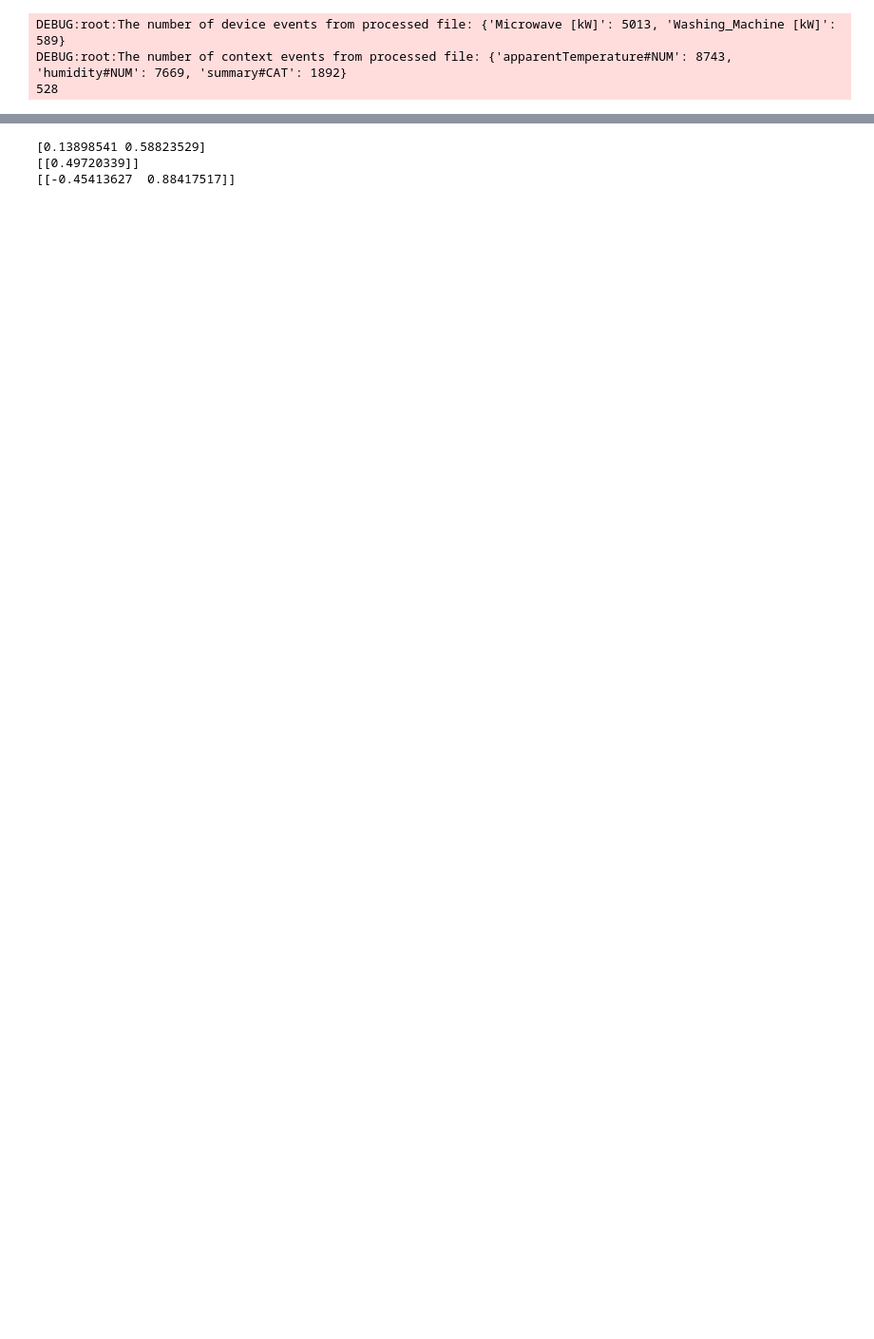
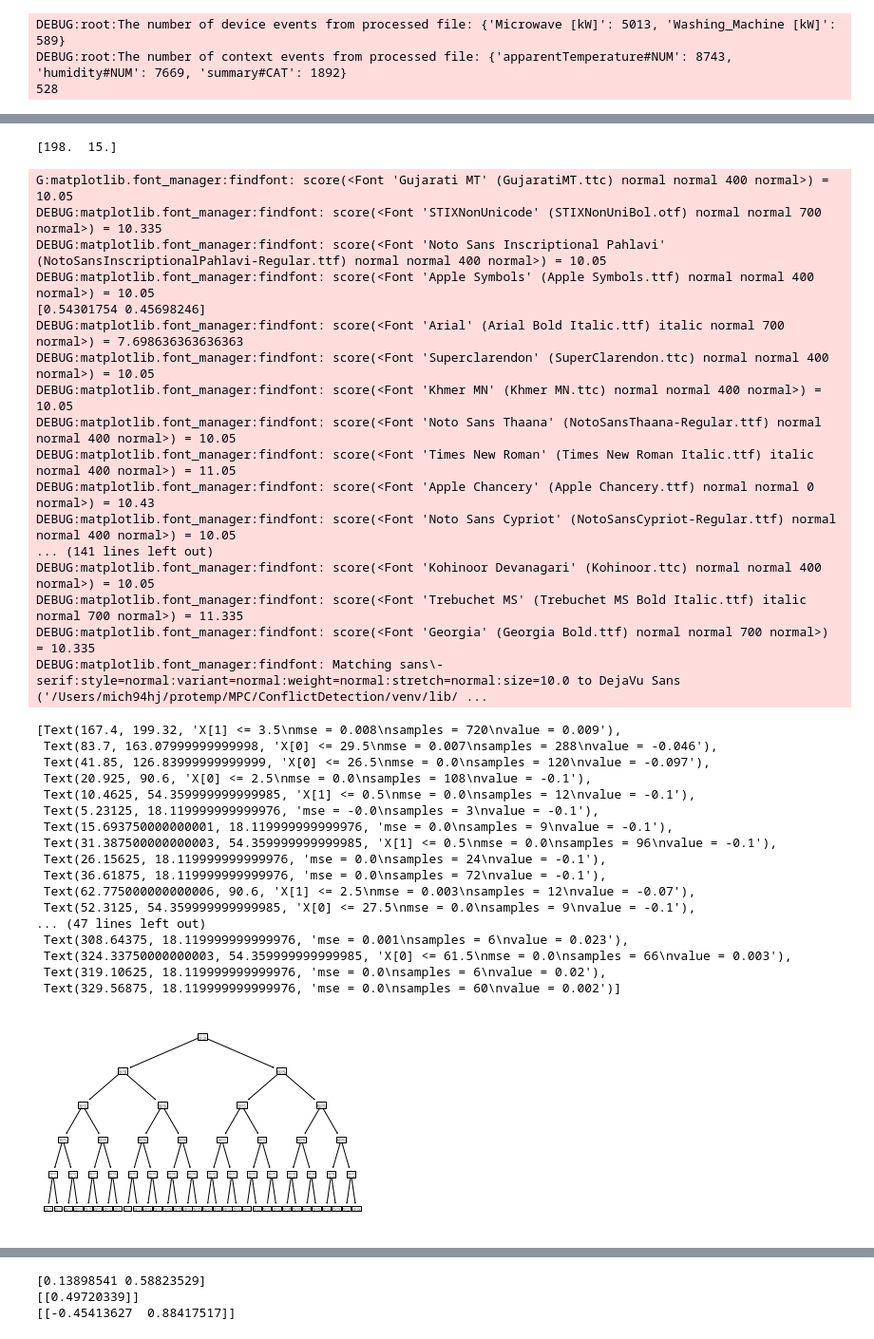
Before and after one commit to UT-MPC/ConflictDetection, a Jupyter notebook: grid_test.ipynb, the cells around one changed output, grey strips where cells are left out. Shown: that part at 95% size. Drawn from its saved outputs; the diff is of its cells as text; code cells hidden in the pictures; blank space fills up the shorter version.

Commit message:
changes related to exps and data management

```diff
--- a/grid_test.ipynb
+++ b/grid_test.ipynb
@@ -40,0 +38,67 @@ fig.show()
+# %%
+on_rate = np.full(ctx_info.get_ctx_space_shape(), -0.1)
+for dis in data["Microwave [kW]"]:
+    on_rate[dis["coor"]] = dis["distribution"][1] / (dis["distribution"][0] + dis["distribution"][1])
+print(data["Microwave [kW]"][0]["distribution"])
+
+fig = go.Figure(data=go.Heatmap(z=np.transpose(on_rate)))
+fig.show()
+# %% [output]
+[198.  15.]
+# %%
+from sklearn.tree import DecisionTreeRegressor
+from sklearn import tree
+reg_x = []
+reg_y = []
+for i in range(ctx_info.get_ctx_space_shape()[0]):
+    for j in range(ctx_info.get_ctx_space_shape()[1]):
+        reg_x.append([i,j])
+        reg_y.append(on_rate[i,j])
+regressor = DecisionTreeRegressor(max_depth=5)
+regressor.fit(reg_x, reg_y)
+print(regressor.feature_importances_)
+# tree.plot_tree(regressor)
+
+on_rate_group = np.full(ctx_info.get_ctx_space_shape(), 0.)
+for i in range(ctx_info.get_ctx_space_shape()[0]):
+    for j in range(ctx_info.get_ctx_space_shape()[1]):
+        on_rate_group[i,j] = regressor.predict([[i,j]])
+
+fig = go.Figure(data=go.Heatmap(z=np.transpose(on_rate_group)))
+fig.show()
+# %% [output]
+G:matplotlib.font_manager:findfont: score(<Font 'Gujarati MT' (GujaratiMT.ttc) normal normal 400 normal>) = 10.05
+DEBUG:matplotlib.font_manager:findfont: score(<Font 'STIXNonUnicode' (STIXNonUniBol.otf) normal normal 700 normal>) = 10.335
+DEBUG:matplotlib.font_manager:findfont: score(<Font 'Noto Sans Inscriptional Pahlavi' (NotoSansInscriptionalPahlavi-Regular.ttf) normal normal 400 normal>) = 10.05
+DEBUG:matplotlib.font_manager:findfont: score(<Font 'Apple Symbols' (Apple Symbols.ttf) normal normal 400 normal>) = 10.05
+[0.54301754 0.45698246]
+DEBUG:matplotlib.font_manager:findfont: score(<Font 'Arial' (Arial Bold Italic.ttf) italic normal 700 normal>) = 7.698636363636363
+DEBUG:matplotlib.font_manager:findfont: score(<Font 'Superclarendon' (SuperClarendon.ttc) normal normal 400 normal>) = 10.05
+DEBUG:matplotlib.font_manager:findfont: score(<Font 'Khmer MN' (Khmer MN.ttc) normal normal 400 normal>) = 10.05
+DEBUG:matplotlib.font_manager:findfont: score(<Font 'Noto Sans Thaana' (NotoSansThaana-Regular.ttf) normal normal 400 normal>) = 10.05
+DEBUG:matplotlib.font_manager:findfont: score(<Font 'Times New Roman' (Times New Roman Italic.ttf) italic normal 400 normal>) = 11.05
+DEBUG:matplotlib.font_manager:findfont: score(<Font 'Apple Chancery' (Apple Chancery.ttf) normal normal 0 normal>) = 10.43
+DEBUG:matplotlib.font_manager:findfont: score(<Font 'Noto Sans Cypriot' (NotoSansCypriot-Regular.ttf) normal normal 400 normal>) = 10.05
+... (141 lines left out)
+DEBUG:matplotlib.font_manager:findfont: score(<Font 'Kohinoor Devanagari' (Kohinoor.ttc) normal normal 400 normal>) = 10.05
+DEBUG:matplotlib.font_manager:findfont: score(<Font 'Trebuchet MS' (Trebuchet MS Bold Italic.ttf) italic normal 700 normal>) = 11.335
+DEBUG:matplotlib.font_manager:findfont: score(<Font 'Georgia' (Georgia Bold.ttf) normal normal 700 normal>) = 10.335
+DEBUG:matplotlib.font_manager:findfont: Matching sans\-serif:style=normal:variant=normal:weight=normal:stretch=normal:size=10.0 to DejaVu Sans ('/Users/mich94hj/protemp/MPC/ConflictDetection/venv/lib/ ...
+[Text(167.4, 199.32, 'X[1] <= 3.5\nmse = 0.008\nsamples = 720\nvalue = 0.009'),
+ Text(83.7, 163.07999999999998, 'X[0] <= 29.5\nmse = 0.007\nsamples = 288\nvalue = -0.046'),
+ Text(41.85, 126.83999999999999, 'X[0] <= 26.5\nmse = 0.0\nsamples = 120\nvalue = -0.097'),
+ Text(20.925, 90.6, 'X[0] <= 2.5\nmse = 0.0\nsamples = 108\nvalue = -0.1'),
+ Text(10.4625, 54.359999999999985, 'X[1] <= 0.5\nmse = 0.0\nsamples = 12\nvalue = -0.1'),
+ Text(5.23125, 18.119999999999976, 'mse = -0.0\nsamples = 3\nvalue = -0.1'),
+ Text(15.693750000000001, 18.119999999999976, 'mse = 0.0\nsamples = 9\nvalue = -0.1'),
+ Text(31.387500000000003, 54.359999999999985, 'X[1] <= 0.5\nmse = 0.0\nsamples = 96\nvalue = -0.1'),
+ Text(26.15625, 18.119999999999976, 'mse = 0.0\nsamples = 24\nvalue = -0.1'),
+ Text(36.61875, 18.119999999999976, 'mse = 0.0\nsamples = 72\nvalue = -0.1'),
+ Text(62.775000000000006, 90.6, 'X[1] <= 2.5\nmse = 0.003\nsamples = 12\nvalue = -0.07'),
+ Text(52.3125, 54.359999999999985, 'X[0] <= 27.5\nmse = 0.0\nsamples = 9\nvalue = -0.1'),
+... (47 lines left out)
+ Text(308.64375, 18.119999999999976, 'mse = 0.001\nsamples = 6\nvalue = 0.023'),
+ Text(324.33750000000003, 54.359999999999985, 'X[0] <= 61.5\nmse = 0.0\nsamples = 66\nvalue = 0.003'),
+ Text(319.10625, 18.119999999999976, 'mse = 0.0\nsamples = 6\nvalue = 0.02'),
+ Text(329.56875, 18.119999999999976, 'mse = 0.0\nsamples = 60\nvalue = 0.002')]
+[figure, added]
```
Also changed, not shown: parts of 7 cells of this notebook, 6 other files.
